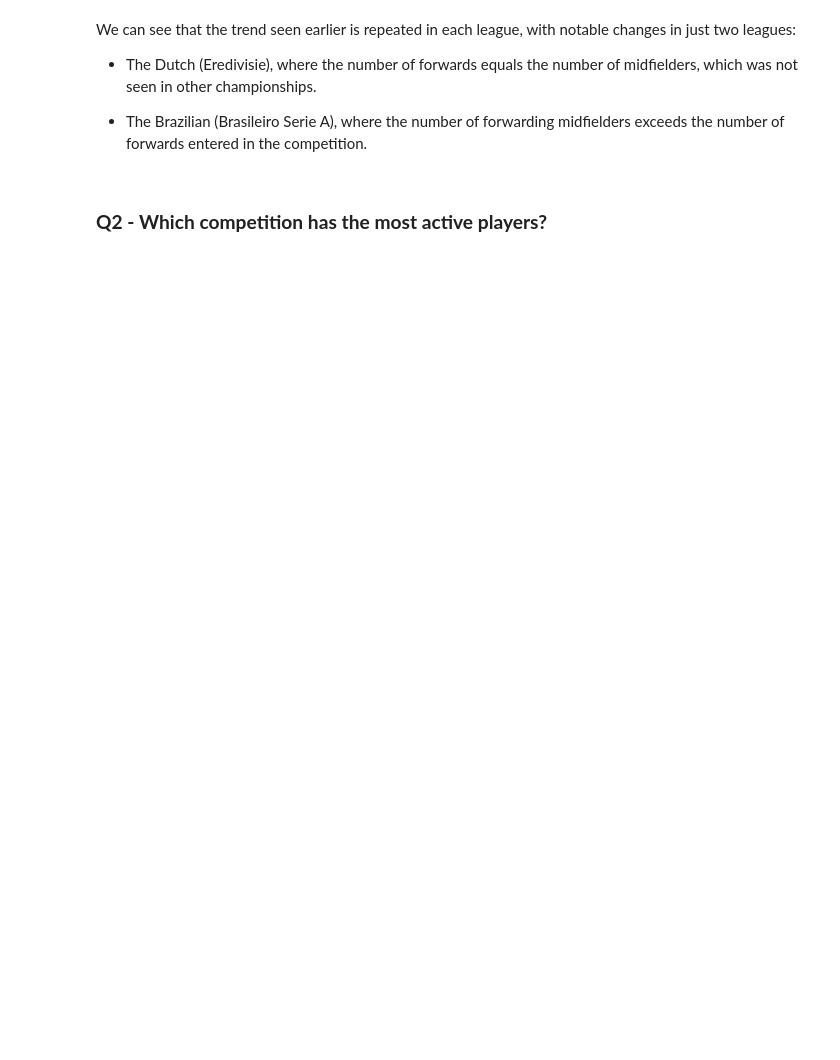
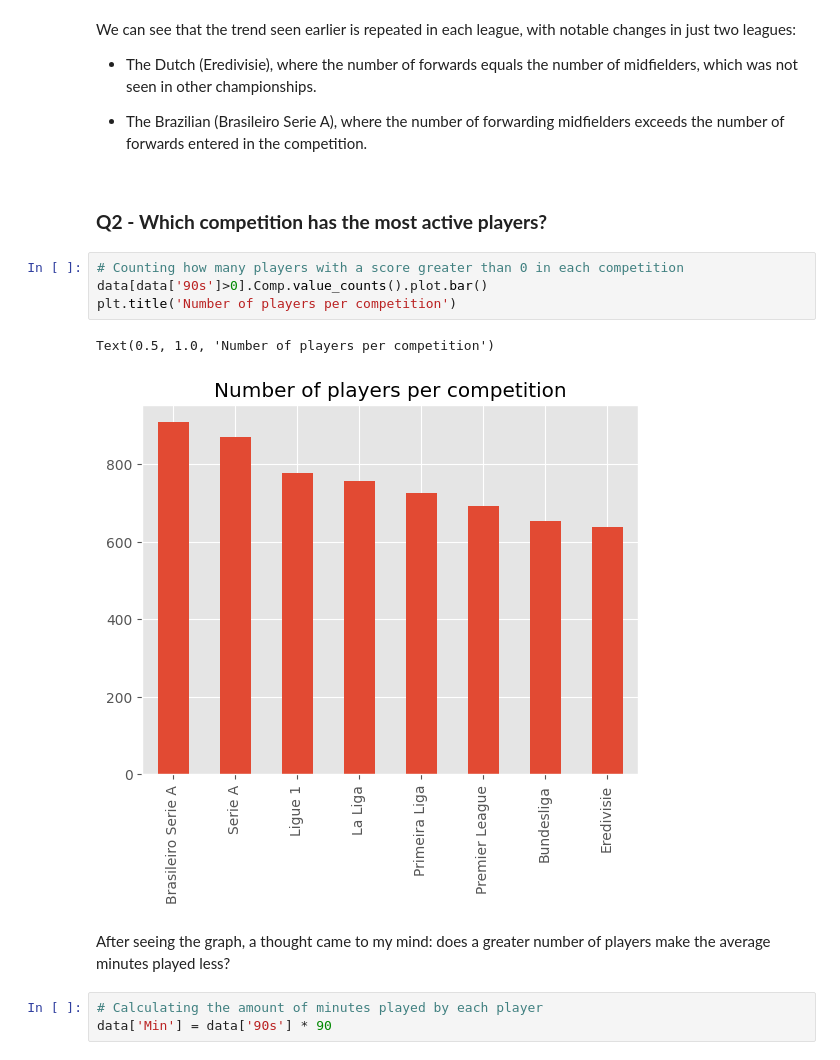
Before and after one commit to dnsrsdata/Football_Player_Rec_Syst, a Jupyter notebook: notebooks/EDA.ipynb, the cells around one changed output. Cells and saved outputs as stored; diff of their text form; blank space fills up the shorter version.

```diff
--- a/notebooks/EDA.ipynb
+++ b/notebooks/EDA.ipynb
@@ -65,3 +66,15 @@ We can see that the trend seen earlier is repeated in each league, with notable
 - The Brazilian (Brasileiro Serie A), where the number of forwarding midfielders exceeds the number of forwards entered in the competition.
 # %% [markdown]
 ### **Q2 - Which competition has the most active players?**
+# %%
+# Counting how many players with a score greater than 0 in each competition
+data[data['90s']>0].Comp.value_counts().plot.bar()
+plt.title('Number of players per competition')
+# %% [output]
+Text(0.5, 1.0, 'Number of players per competition')
+[figure, added]
+# %% [markdown]
+After seeing the graph, a thought came to my mind: does a greater number of players make the average minutes played less?
+# %%
+# Calculating the amount of minutes played by each player
+data['Min'] = data['90s'] * 90
```
Also changed, not shown: parts of 14 cells of this notebook.
